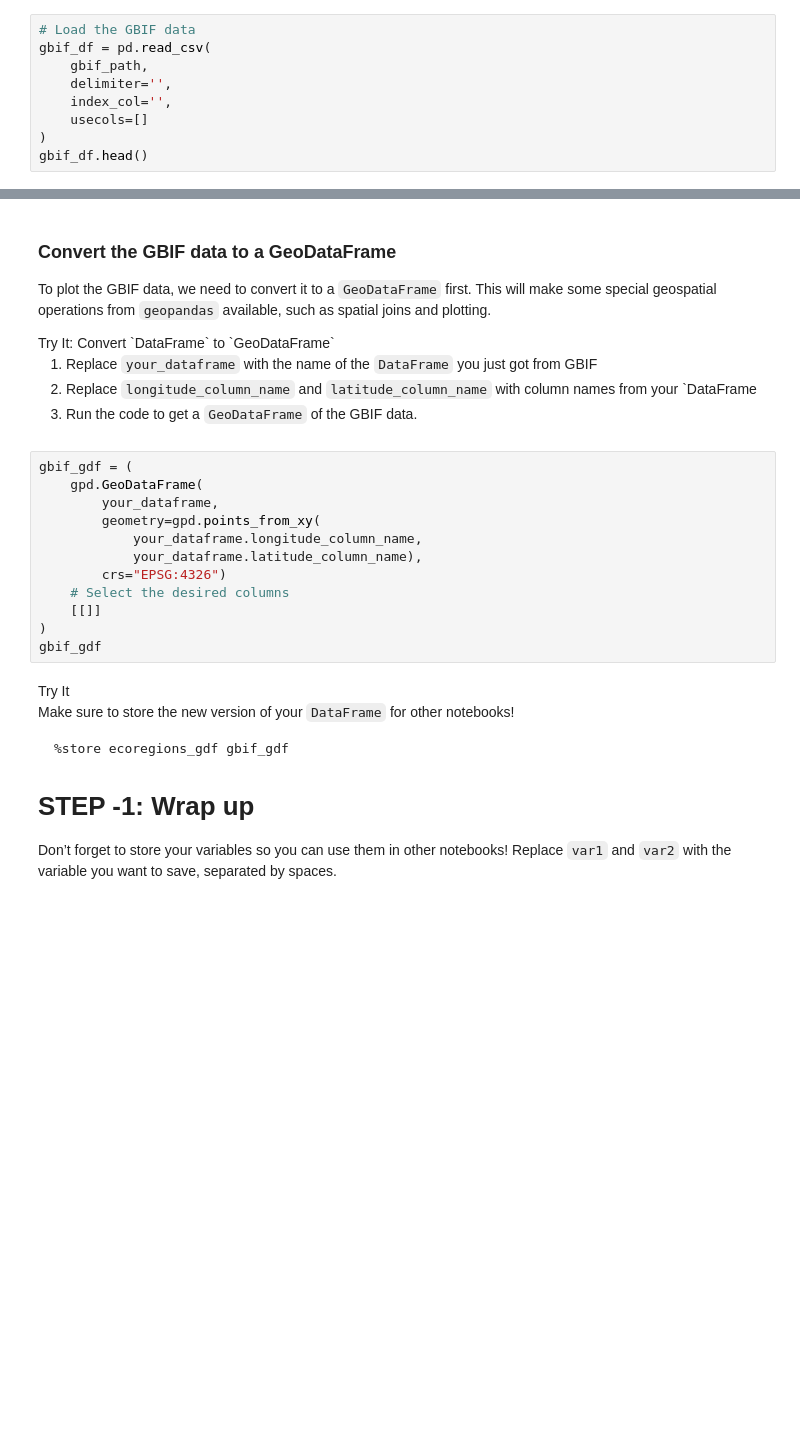
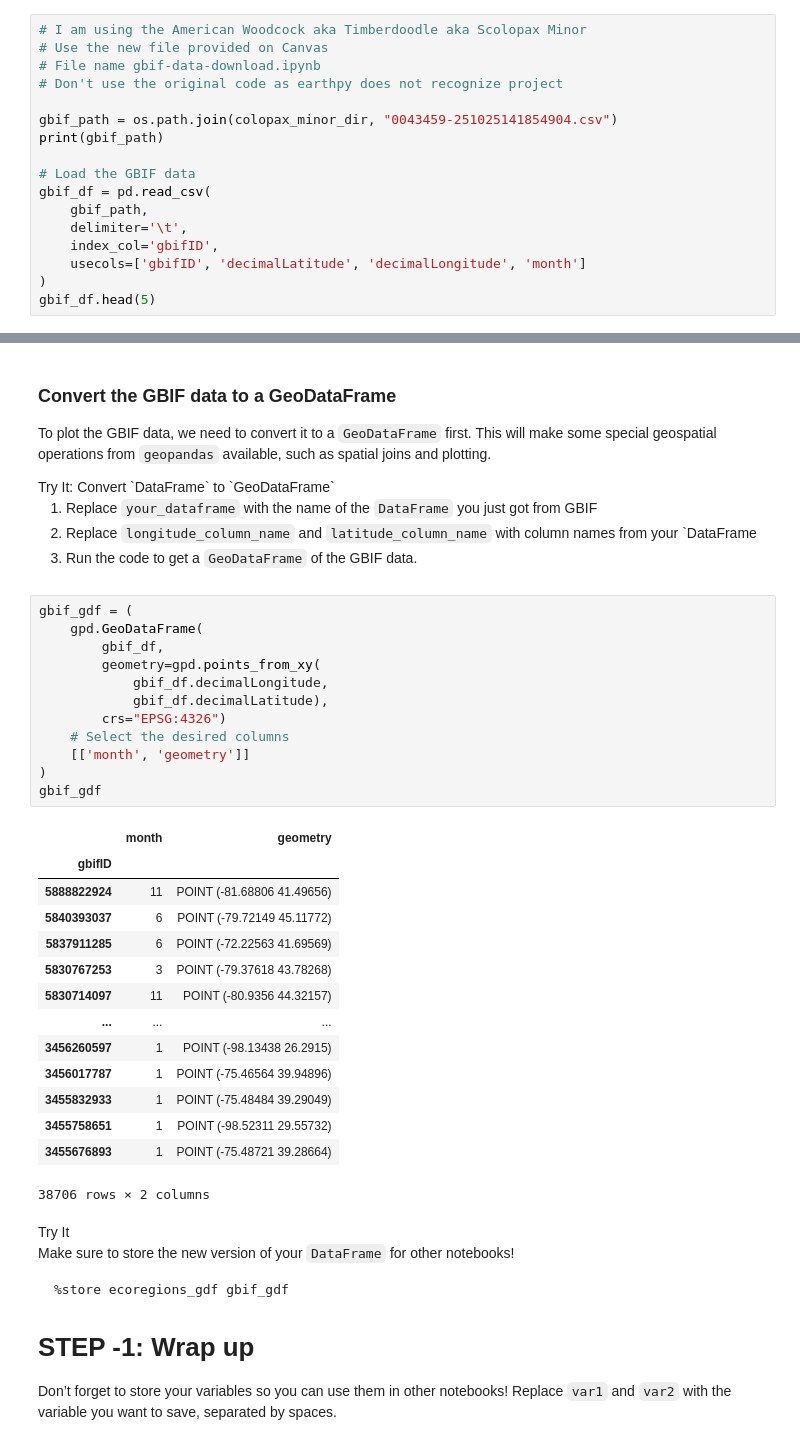
Before and after one commit to earthlab-education/03-migration-kward-alt, a Jupyter notebook: notebooks/migration-31-wrangle.ipynb, the cells around one changed output, grey strips where cells are left out. Saved outputs shown, nothing was run; the diff lists cells and outputs as text; blank space fills up the shorter version.

```diff
--- a/notebooks/migration-31-wrangle.ipynb
+++ b/notebooks/migration-31-wrangle.ipynb
@@ -157,9 +222,17 @@ You can use the following code to look at the beginning of your file:
 # %%
+# I am using the American Woodcock aka Timberdoodle aka Scolopax Minor
+# Use the new file provided on Canvas
+# File name gbif-data-download.ipynb
+# Don't use the original code as earthpy does not recognize project
+
+gbif_path = os.path.join(colopax_minor_dir, "0043459-251025141854904.csv")
+print(gbif_path)
+
 # Load the GBIF data
 gbif_df = pd.read_csv(
     gbif_path,
-    delimiter='',
-    index_col='',
-    usecols=[]
+    delimiter='\t',
+    index_col='gbifID',
+    usecols=['gbifID', 'decimalLatitude', 'decimalLongitude', 'month']
 )
-gbif_df.head()
+gbif_df.head(5)
@@ -182,15 +264,30 @@ data.</li>
 # %%
 gbif_gdf = (
     gpd.GeoDataFrame(
-        your_dataframe,
+        gbif_df,
         geometry=gpd.points_from_xy(
-            your_dataframe.longitude_column_name,
-            your_dataframe.latitude_column_name),
+            gbif_df.decimalLongitude,
+            gbif_df.decimalLatitude),
         crs="EPSG:4326")
     # Select the desired columns
-    [[]]
+    [['month', 'geometry']]
 )
 gbif_gdf
+# %% [output]
+|  | month | geometry |
+| gbifID |  |  |
+| 5888822924 | 11 | POINT (-81.68806 41.49656) |
+| 5840393037 | 6 | POINT (-79.72149 45.11772) |
+| 5837911285 | 6 | POINT (-72.22563 41.69569) |
+| 5830767253 | 3 | POINT (-79.37618 43.78268) |
+| 5830714097 | 11 | POINT (-80.9356 44.32157) |
+| ... | ... | ... |
+| 3456260597 | 1 | POINT (-98.13438 26.2915) |
+| 3456017787 | 1 | POINT (-75.46564 39.94896) |
+| 3455832933 | 1 | POINT (-75.48484 39.29049) |
+| 3455758651 | 1 | POINT (-98.52311 29.55732) |
+| 3455676893 | 1 | POINT (-75.48721 39.28664) |
+38706 rows × 2 columns
 # %% [markdown]
 <link rel="stylesheet" type="text/css" href="./assets/styles.css"><div class="callout callout-style-default callout-titled callout-task"><div class="callout-header"><div class="callout-icon-container"><i class="callout-icon"></i></div><div class="callout-title-container flex-fill">Try It</div></div><div class="callout-body-container callout-body"><p>Make sure to store the new version of your <code>DataFrame</code> for
 other notebooks!</p>
```
Also changed, not shown: parts of 8 cells of this notebook, 5 other files.
